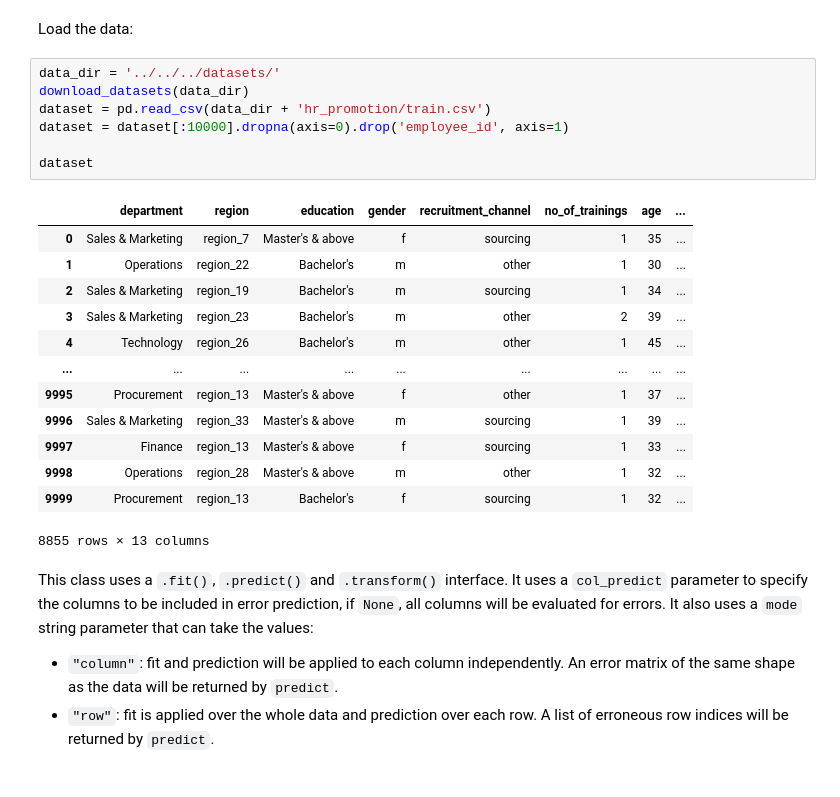
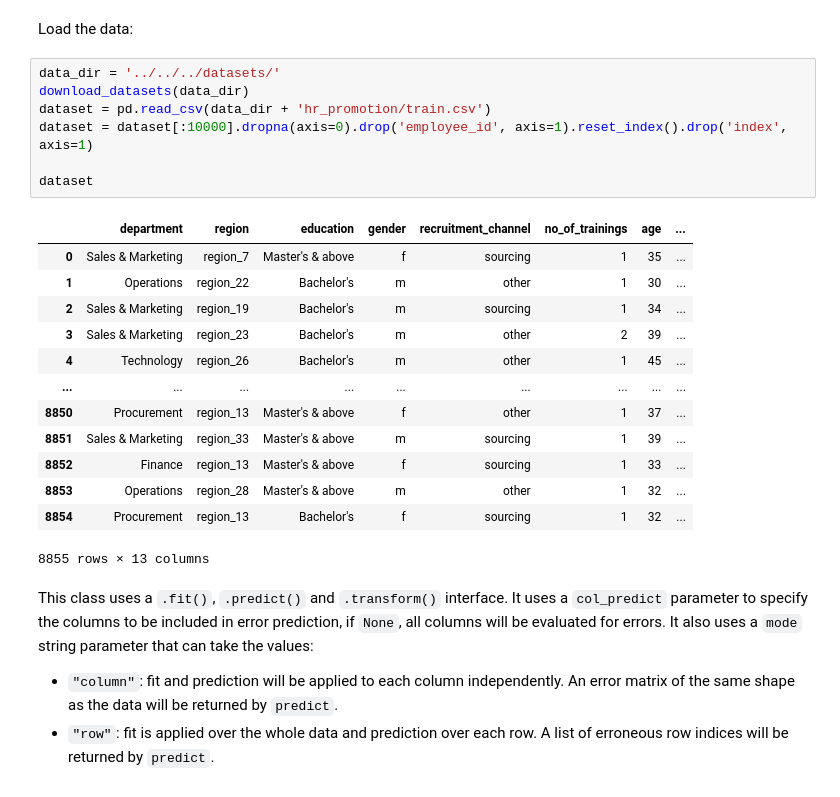
Before and after one commit to microsoft/responsible-ai-toolbox-mitigations, a Jupyter notebook: notebooks/datadiagnostics/module_tests/isolation_forest.ipynb, the cells around one changed output. Cells and saved outputs as stored; diff of their text form.

```diff
--- a/notebooks/datadiagnostics/module_tests/isolation_forest.ipynb
+++ b/notebooks/datadiagnostics/module_tests/isolation_forest.ipynb
@@ -26,23 +34,23 @@ Load the data:
 # %%
 data_dir = '../../../datasets/'
 download_datasets(data_dir)
 dataset = pd.read_csv(data_dir + 'hr_promotion/train.csv')
-dataset = dataset[:10000].dropna(axis=0).drop('employee_id', axis=1)
+dataset = dataset[:10000].dropna(axis=0).drop('employee_id', axis=1).reset_index().drop('index', axis=1)
 
 dataset
 # %% [output]
 |  | department | region | education | gender | recruitment_channel | no_of_trainings | age | ... |
 | 0 | Sales & Marketing | region_7 | Master's & above | f | sourcing | 1 | 35 | ... |
 | 1 | Operations | region_22 | Bachelor's | m | other | 1 | 30 | ... |
 | 2 | Sales & Marketing | region_19 | Bachelor's | m | sourcing | 1 | 34 | ... |
 | 3 | Sales & Marketing | region_23 | Bachelor's | m | other | 2 | 39 | ... |
 | 4 | Technology | region_26 | Bachelor's | m | other | 1 | 45 | ... |
 | ... | ... | ... | ... | ... | ... | ... | ... | ... |
-| 9995 | Procurement | region_13 | Master's & above | f | other | 1 | 37 | ... |
-| 9996 | Sales & Marketing | region_33 | Master's & above | m | sourcing | 1 | 39 | ... |
-| 9997 | Finance | region_13 | Master's & above | f | sourcing | 1 | 33 | ... |
-| 9998 | Operations | region_28 | Master's & above | m | other | 1 | 32 | ... |
-| 9999 | Procurement | region_13 | Bachelor's | f | sourcing | 1 | 32 | ... |
+| 8850 | Procurement | region_13 | Master's & above | f | other | 1 | 37 | ... |
+| 8851 | Sales & Marketing | region_33 | Master's & above | m | sourcing | 1 | 39 | ... |
+| 8852 | Finance | region_13 | Master's & above | f | sourcing | 1 | 33 | ... |
+| 8853 | Operations | region_28 | Master's & above | m | other | 1 | 32 | ... |
+| 8854 | Procurement | region_13 | Bachelor's | f | sourcing | 1 | 32 | ... |
 8855 rows × 13 columns
 # %% [markdown]
 This class uses a `.fit()`, `.predict()` and `.transform()` interface. It uses a `col_predict` parameter to specify the columns to be included in error prediction, if `None`, all columns will be evaluated for errors. It also uses a `mode` string parameter that can take the values:
```
Also changed, not shown: parts of 31 cells of this notebook, 8 other files.
